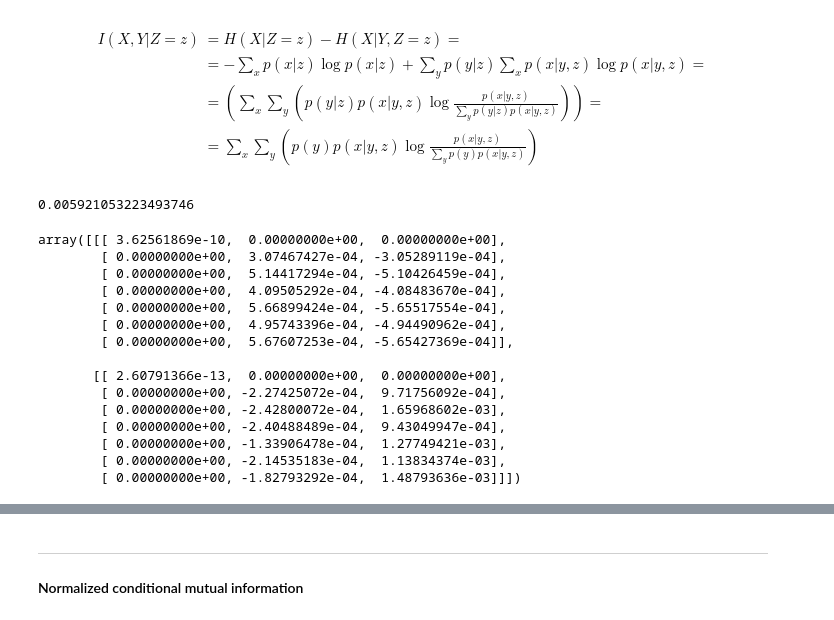
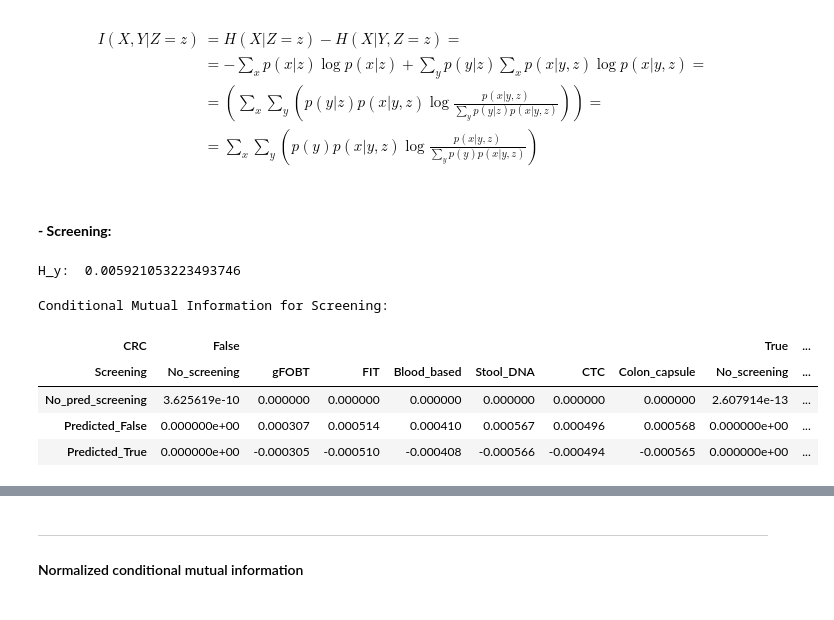
Before and after one commit to DanielCorralesAlonso/Decision_Model_Screening_CRC, a Jupyter notebook: inf_diagram_SMILE.ipynb, the cells around one changed output, grey strips where cells are left out. Drawn from its saved outputs; the diff is of its cells as text; code cells hidden in the pictures.

```diff
--- a/inf_diagram_SMILE.ipynb
+++ b/inf_diagram_SMILE.ipynb
@@ -29,37 +34,39 @@ $$ \begin{align*} I(X,Y|Z=z) &= H(X|Z=z) - H(X|Y, Z=z) = \\
+# %% [markdown]
+#### **- Screening:**
 # %%
+# Get the entropy of the target variable
 p_y = np.array([p_CRC_false, p_CRC_true])
 H_y = np.sum(p_y * np.log(1 / p_y) )
-H_y
+print("H_y: ", H_y)
 # %% [output]
-0.005921053223493746
+H_y:  0.005921053223493746
 # %%
+# Get the entropy of the target variable given the evidence
 p_x_yz = np.array(net.get_node_definition("Results_of_Screening")).reshape(2,7,3)
 
 p_y = np.array([p_CRC_false, p_CRC_true])
 p_y = np.repeat(p_y, 21).reshape(2,7,3)
 
 p_x_z = p_y * p_x_yz
 p_x_z = np.sum(p_x_z, axis = 0)
 p_x_z = np.tile(p_x_z, (2,1)).reshape((2,7,3))
 
 p_x_yz.reshape((2,7,3))
 
-first_term = (p_y * ( p_x_yz * np.log( p_x_yz.reshape((2,7,3)) / p_x_z ) ).reshape(2,7,3))
-first_term = np.nan_to_num(first_term, 0)
-first_term
+# Calculate the conditional entropy
+cond_mut_info_scr = (p_y * ( p_x_yz * np.log( p_x_yz.reshape((2,7,3)) / p_x_z ) ).reshape(2,7,3))
+cond_mut_info_scr = np.nan_to_num(cond_mut_info_scr, 0)
+
+# Save the conditional mutual information for screening
+pd.DataFrame(cond_mut_info_scr.flatten()).transpose().to_csv("value_of_info_csv/cond_mut_info_scr.csv")
+
+print("Conditional Mutual Information for Screening:")
+df_plotted = plot_df(cond_mut_info_scr, net, ["Results_of_Screening", "CRC", "Screening"])
+df_plotted
 # %% [output]
-array([[[ 3.62561869e-10,  0.00000000e+00,  0.00000000e+00],
-        [ 0.00000000e+00,  3.07467427e-04, -3.05289119e-04],
-        [ 0.00000000e+00,  5.14417294e-04, -5.10426459e-04],
-        [ 0.00000000e+00,  4.09505292e-04, -4.08483670e-04],
-        [ 0.00000000e+00,  5.66899424e-04, -5.65517554e-04],
-        [ 0.00000000e+00,  4.95743396e-04, -4.94490962e-04],
-        [ 0.00000000e+00,  5.67607253e-04, -5.65427369e-04]],
-
-       [[ 2.60791366e-13,  0.00000000e+00,  0.00000000e+00],
-        [ 0.00000000e+00, -2.27425072e-04,  9.71756092e-04],
-        [ 0.00000000e+00, -2.42800072e-04,  1.65968602e-03],
-        [ 0.00000000e+00, -2.40488489e-04,  9.43049947e-04],
-        [ 0.00000000e+00, -1.33906478e-04,  1.27749421e-03],
-        [ 0.00000000e+00, -2.14535183e-04,  1.13834374e-03],
-        [ 0.00000000e+00, -1.82793292e-04,  1.48793636e-03]]])
+Conditional Mutual Information for Screening:
+| CRC | False |  |  |  |  |  |  | True | ... |
+| Screening | No_screening | gFOBT | FIT | Blood_based | Stool_DNA | CTC | Colon_capsule | No_screening | ... |
+| No_pred_screening | 3.625619e-10 | 0.000000 | 0.000000 | 0.000000 | 0.000000 | 0.000000 | 0.000000 | 2.607914e-13 | ... |
+| Predicted_False | 0.000000e+00 | 0.000307 | 0.000514 | 0.000410 | 0.000567 | 0.000496 | 0.000568 | 0.000000e+00 | ... |
+| Predicted_True | 0.000000e+00 | -0.000305 | -0.000510 | -0.000408 | -0.000566 | -0.000494 | -0.000565 | 0.000000e+00 | ... |
```
Also changed, not shown: parts of 124 cells of this notebook, 4 other files.
